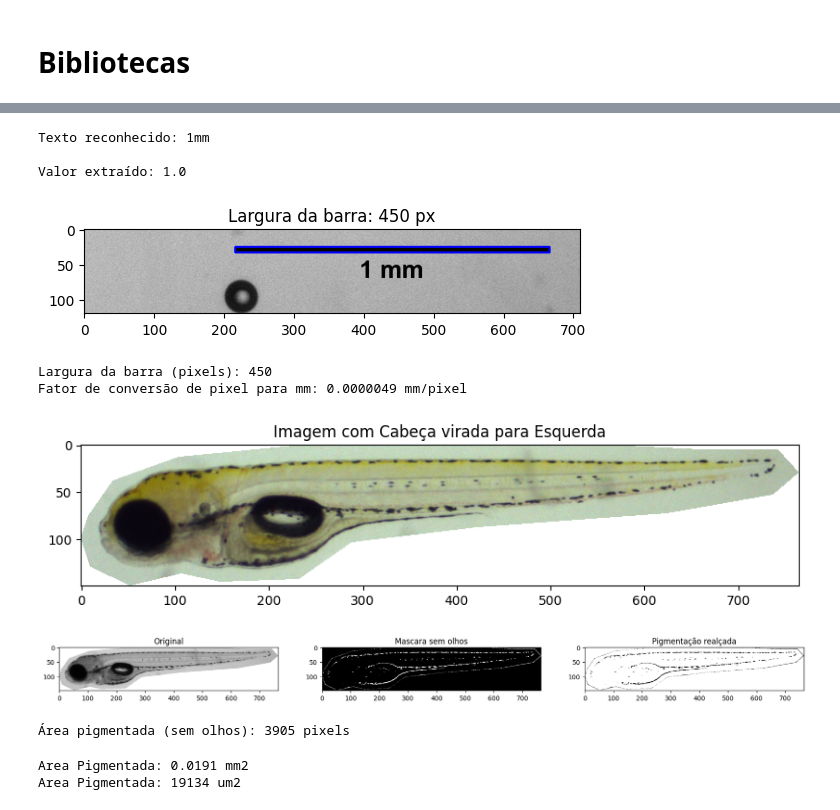
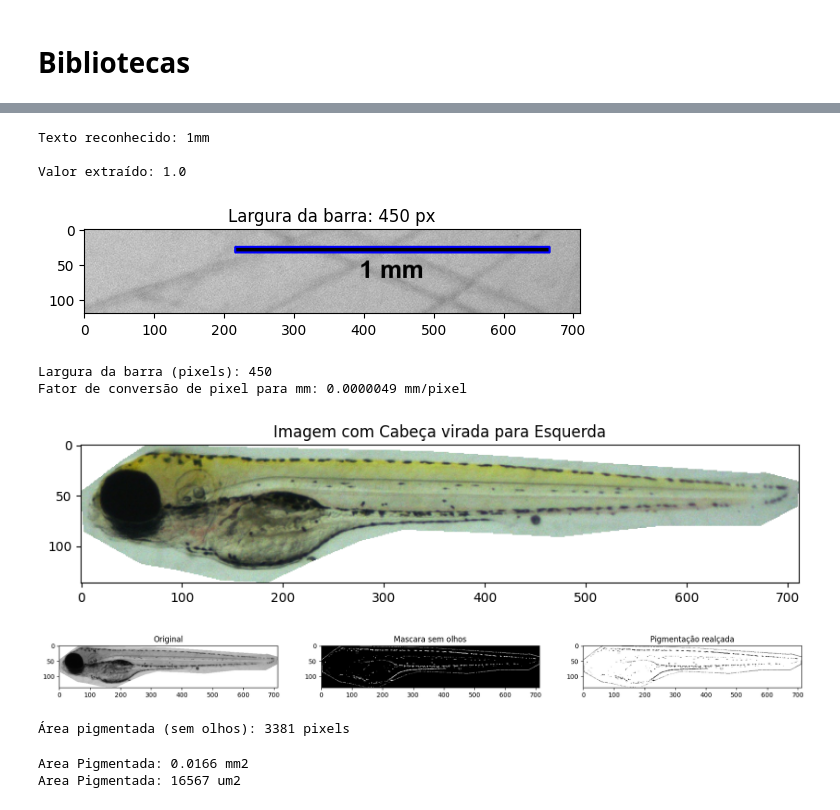
Before and after one commit to andre-aracaetano/cigarette-butt-toxicity-with-llm, a Jupyter notebook: analisador_pigmentacao/script_final.ipynb, the cells around one changed output, grey strips where cells are left out. Saved outputs shown, nothing was run; the diff lists cells and outputs as text; code cells hidden in the pictures.

```diff
--- a/analisador_pigmentacao/script_final.ipynb
+++ b/analisador_pigmentacao/script_final.ipynb
@@ -173,0 +137,5 @@ img_recortada = recorte_manual(img_preview)
+# %%
+img_path = "images/controle.jpeg"
+
+img_preview = cv2.imread(img_path)
+img_recortada = recorte_manual(img_preview)
@@ -221,7 +191,7 @@ fator_conversao = 0.0000049
 Texto reconhecido: 1mm
 
 Valor extraído: 1.0
-[figure, old version]
+[figure, new version]
 Largura da barra (pixels): 450
 Fator de conversão de pixel para mm: 0.0000049 mm/pixel
 # %%
@@ -233,51 +203,47 @@ plt.imshow(img_color)
 plt.title('Imagem com Cabeça virada para Esquerda')
 plt.show()
 # %% [output]
-[figure, old version]
+[figure, new version]
 # %%
 img = cv2.cvtColor(img_color, cv2.COLOR_BGR2GRAY)
 
-#media_local = cv2.GaussianBlur(img, (15,15), 0)
-#img_normalizada = cv2.divide(img, media_local, scale=255)
+x_pig = 9
+y_pig = 22
 
-#img = img_normalizada
-#img = cv2.cvtColor(img_color, cv2.COLOR_BGR2GRAY)
-
-# Aplicar threshold adaptativo em vez de fixo
 thresh = cv2.adaptiveThreshold(img, 255, cv2.ADAPTIVE_THRESH_GAUSSIAN_C,
-                               cv2.THRESH_BINARY_INV, 13, 22)
+                               cv2.THRESH_BINARY_INV, x_pig, y_pig)
                                #cv2.THRESH_BINARY_INV, 30,35)
 
 contours, _ = cv2.findContours(thresh, cv2.RETR_EXTERNAL, cv2.CHAIN_APPROX_SIMPLE)
 
 mask_eyes = np.ones_like(img, dtype=np.uint8) * 255
 height, width = img.shape
 
 for cnt in contours:
     area = cv2.contourArea(cnt)
     x, y, w, h = cv2.boundingRect(cnt)
     if area > 1000 and x < width * 0.3:
         cv2.drawContours(mask_eyes, [cnt], -1, 3, -1)
 
 # Máscara final sem olhos
 pigment_mask = cv2.bitwise_and(thresh, thresh, mask=mask_eyes)
 
 plt.figure(figsize=(21,7))
 plt.subplot(1,3,1); plt.title('Original'); plt.imshow(img, cmap='gray')
 plt.subplot(1,3,2); plt.title('Mascara sem olhos'); plt.imshow(pigment_mask, cmap='gray')
 plt.subplot(1,3,3); plt.title('Pigmentação realçada'); plt.imshow(cv2.bitwise_not(pigment_mask), cmap='gray')
 plt.show()
 
 pigmented_area = cv2.countNonZero(pigment_mask)
 print(f'Área pigmentada (sem olhos): {pigmented_area} pixels')
 # %% [output]
-[figure, old version]
+[figure, new version]
-Área pigmentada (sem olhos): 3905 pixels
+Área pigmentada (sem olhos): 3381 pixels
 # %%
 area_pigmentada = pigmented_area * fator_conversao
 print(f'Area Pigmentada: {area_pigmentada:.4f} mm2')
 area_pigmentada = area_pigmentada*1000000
 print(f'Area Pigmentada: {area_pigmentada:.0f} um2')
 # %% [output]
-Area Pigmentada: 0.0191 mm2
-Area Pigmentada: 19134 um2
+Area Pigmentada: 0.0166 mm2
+Area Pigmentada: 16567 um2
```
Also changed, not shown: parts of 12 cells of this notebook.
